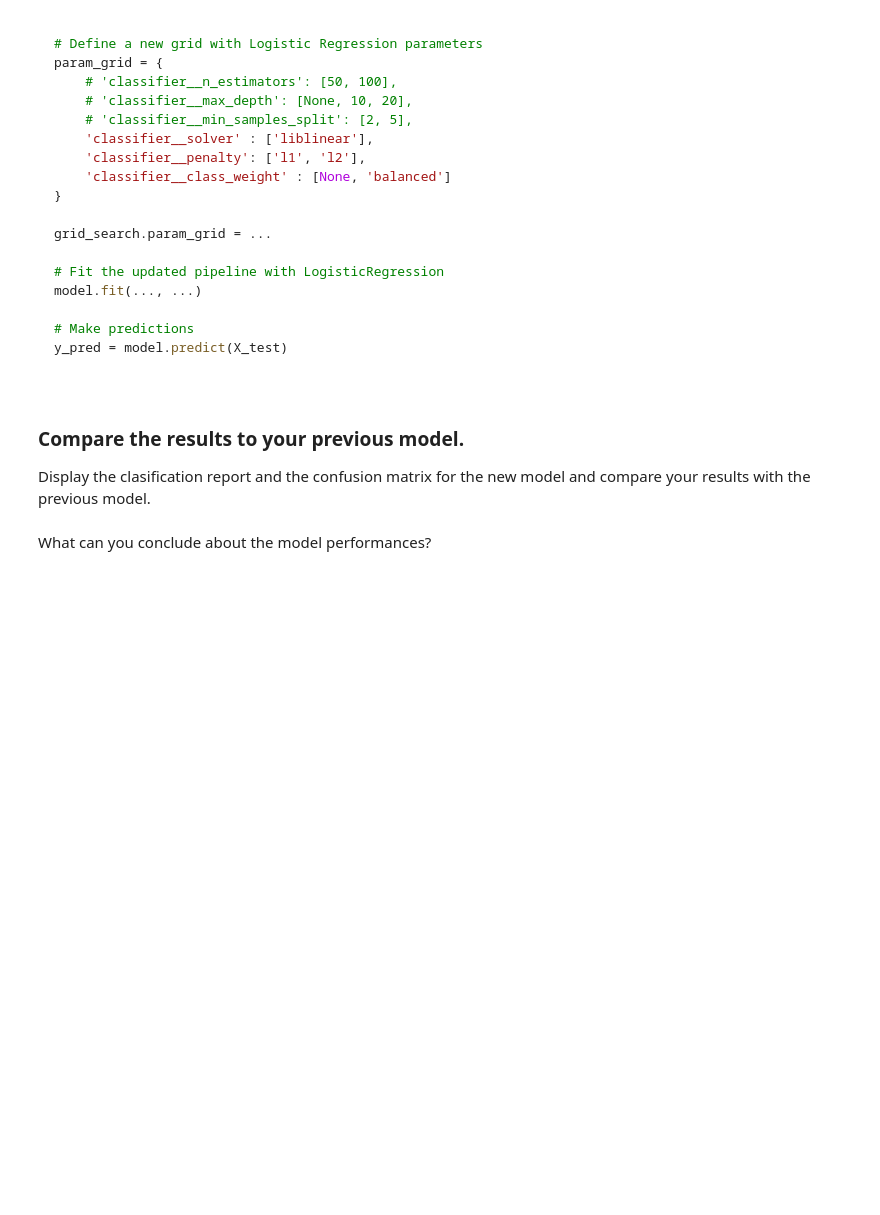
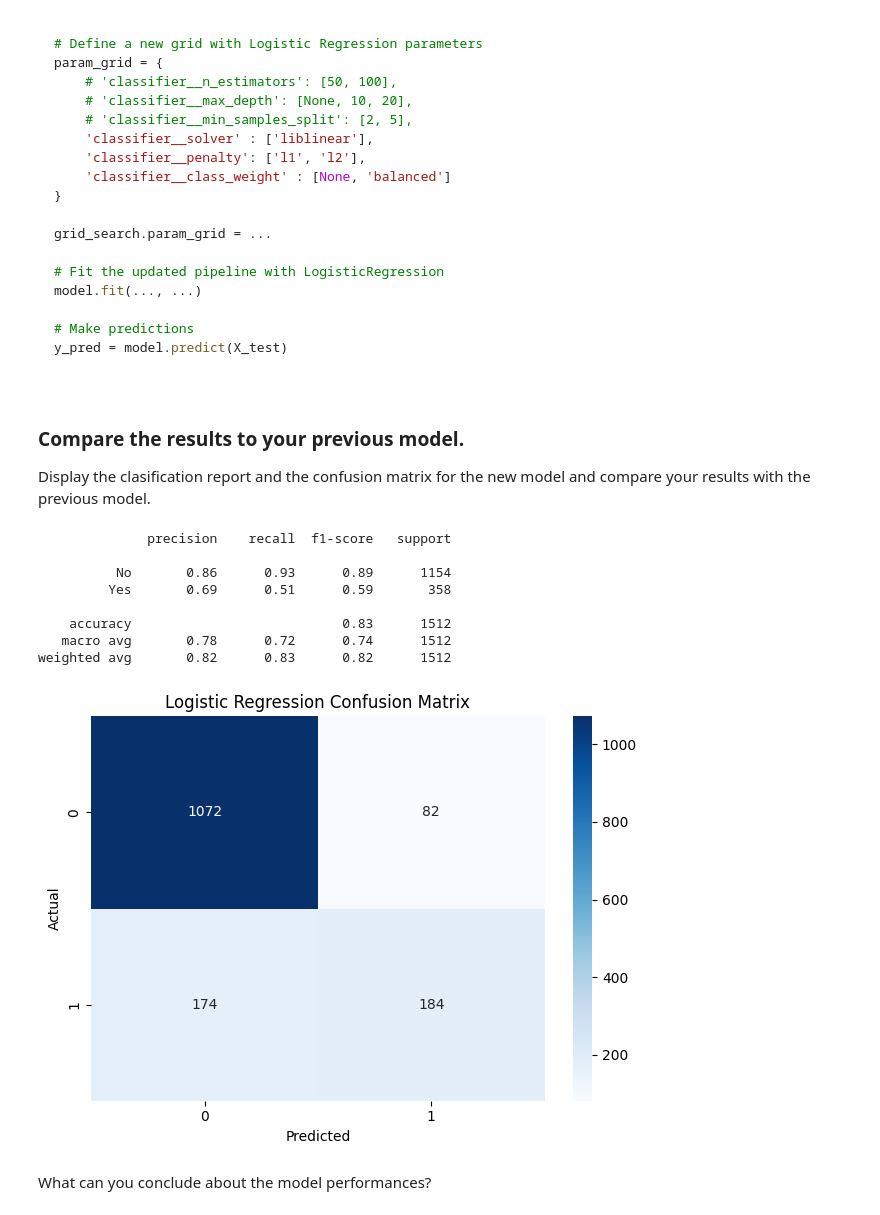
Before and after one commit to fps1001/Machine-Learning-with-Python-Coursera, a Jupyter notebook: project/FinalProject_AUSWeather.ipynb, the cells around one changed output. Drawn from its saved outputs; the diff is of its cells as text; code cells hidden in the pictures; blank space fills up the shorter version.

```diff
--- a/project/FinalProject_AUSWeather.ipynb
+++ b/project/FinalProject_AUSWeather.ipynb
@@ -589,23 +616,58 @@ y_pred = model.predict(X_test)
+# %%
+# Replace RandomForestClassifier with LogisticRegression
+
+pipeline.set_params(classifier=LogisticRegression(random_state=42))
+
+# update the model's estimator to use the new pipeline
+grid_search.estimator = pipeline
+
+# Define a new grid with Logistic Regression parameters
+param_grid = {
+    # 'classifier__n_estimators': [50, 100],
+    # 'classifier__max_depth': [None, 10, 20],
+    # 'classifier__min_samples_split': [2, 5],
+    'classifier__solver' : ['liblinear'],
+    'classifier__penalty': ['l1', 'l2'],
+    'classifier__class_weight' : [None, 'balanced']
+}
+
+grid_search.param_grid = param_grid
+
+# Fit the updated pipeline with LogisticRegression
+pipeline.fit(X_train, y_train)
+
+# Make predictions
+y_pred_lr = pipeline.predict(X_test)
 # %% [markdown]
 ###  Compare the results to your previous model.
 Display the clasification report and the confusion matrix for the new model and compare your results with the previous model.
 # %%
-print(classification_report(y_test, y_pred))
+print(classification_report(y_test, y_pred_lr))
 
 # Generate the confusion matrix
-conf_matrix = confusion_matrix(y_test, y_pred)
+conf_matrix = confusion_matrix(y_test, y_pred_lr, labels=pipeline.classes_)
 
 plt.figure()
 sns.heatmap(conf_matrix, annot=True, cmap='Blues', fmt='d')
 
 # Set the title and labels
-plt.title('Titanic Classification Confusion Matrix')
+plt.title('Logistic Regression Confusion Matrix')
 plt.xlabel('Predicted')
 plt.ylabel('Actual')
 
 # Show the plot
 plt.tight_layout()
 plt.show()
+# %% [output]
+              precision    recall  f1-score   support
+
+          No       0.86      0.93      0.89      1154
+         Yes       0.69      0.51      0.59       358
+
+    accuracy                           0.83      1512
+   macro avg       0.78      0.72      0.74      1512
+weighted avg       0.82      0.83      0.82      1512
+[figure, added]
 # %% [markdown]
 What can you conclude about the model performances?
 # %% [markdown]
```
Also changed, not shown: parts of 15 cells of this notebook.
